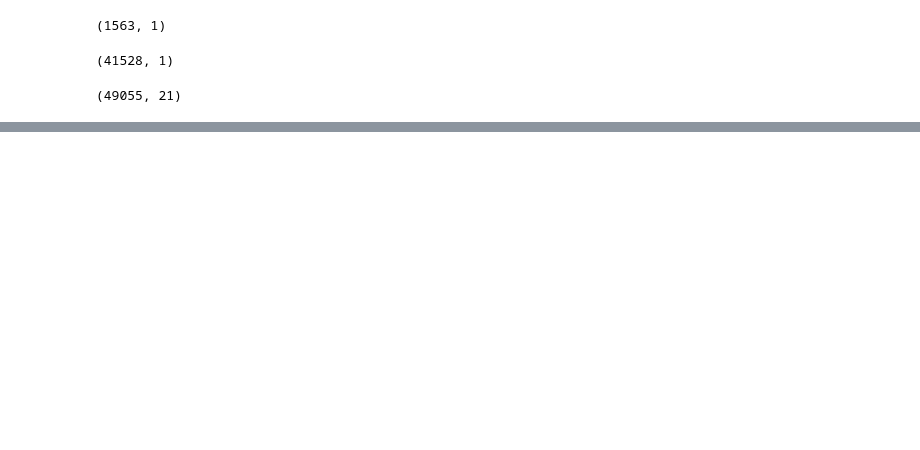
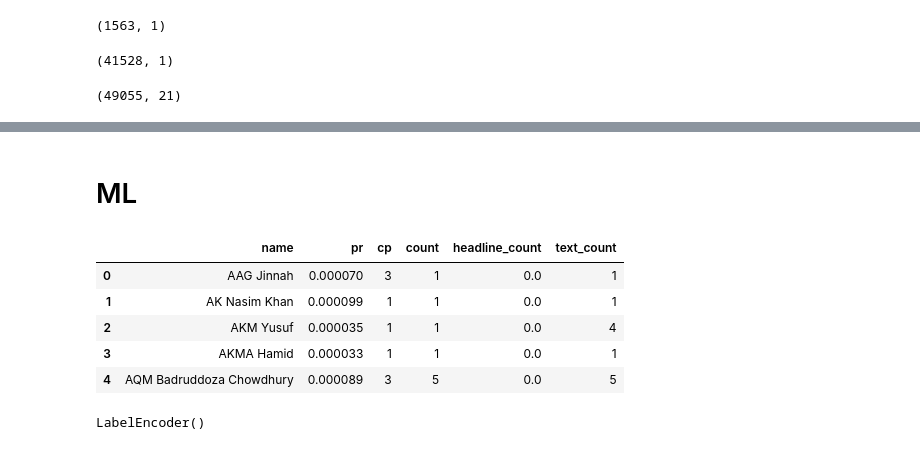
Before and after one commit to shoumikchow/Research, a Jupyter notebook: network-exploration.ipynb, the cells around one changed output, grey strips where cells are left out. Saved outputs shown, nothing was run; the diff lists cells and outputs as text; code cells hidden in the pictures; blank space fills up the shorter version.

```diff
--- a/network-exploration.ipynb
+++ b/network-exploration.ipynb
@@ -223,0 +267,20 @@ total_persons_unique
+# %%
+ml = pd.merge(ml, df_text, on="name", how="left")
+# %%
+ml.fillna(0, inplace=True)
+# %%
+ml.drop(ml.index[0:9], inplace=True)
+ml.reset_index(drop=True, inplace=True)
+# %%
+ml.drop(ml.index[-7:], inplace=True)
+# %% [markdown]
+# ML
+# %%
+ml.head()
+# %% [output]
+|  | name | pr | cp | count | headline_count | text_count |
+| 0 | AAG Jinnah | 0.000070 | 3 | 1 | 0.0 | 1 |
+| 1 | AK Nasim Khan | 0.000099 | 1 | 1 | 0.0 | 1 |
+| 2 | AKM Yusuf | 0.000035 | 1 | 1 | 0.0 | 4 |
+| 3 | AKMA Hamid | 0.000033 | 1 | 1 | 0.0 | 1 |
+| 4 | AQM Badruddoza Chowdhury | 0.000089 | 3 | 5 | 0.0 | 5 |
@@ -223,0 +292,5 @@ total_persons_unique
+# %%
+le = LabelEncoder()
+le.fit(ml['name'])
+# %% [output]
+LabelEncoder()
```
Also changed, not shown: parts of 32 cells of this notebook.
